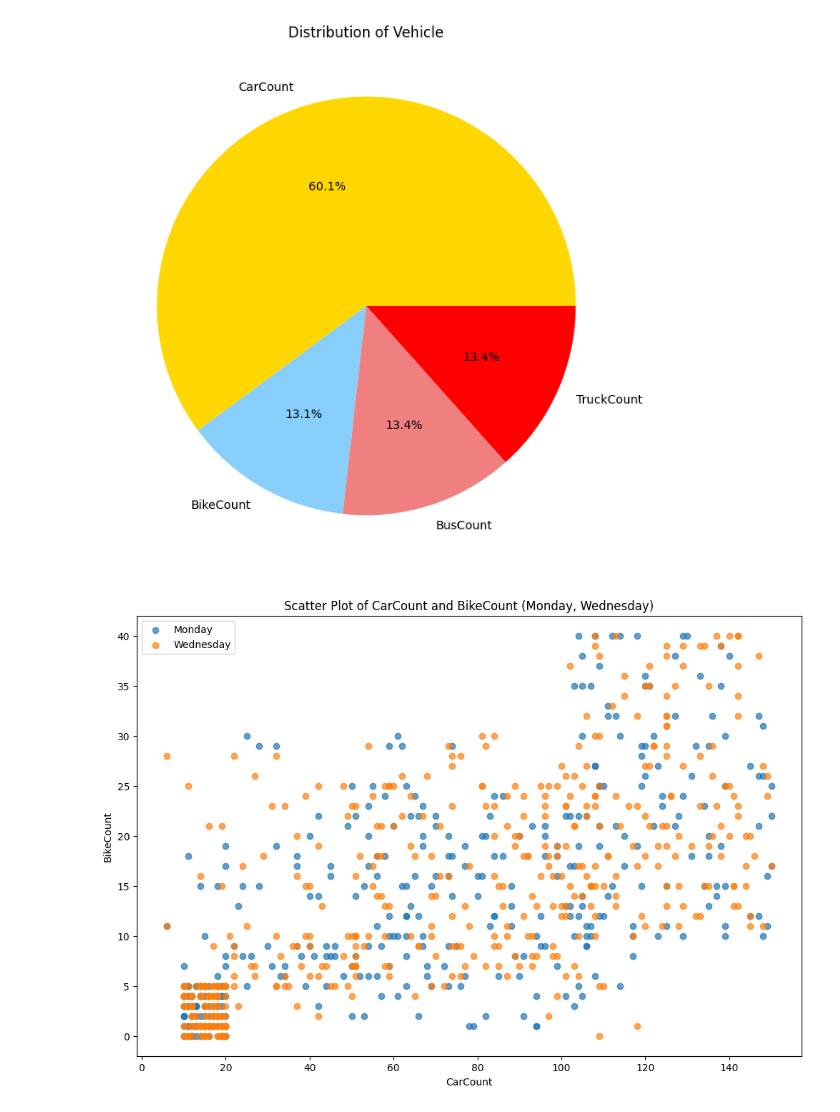
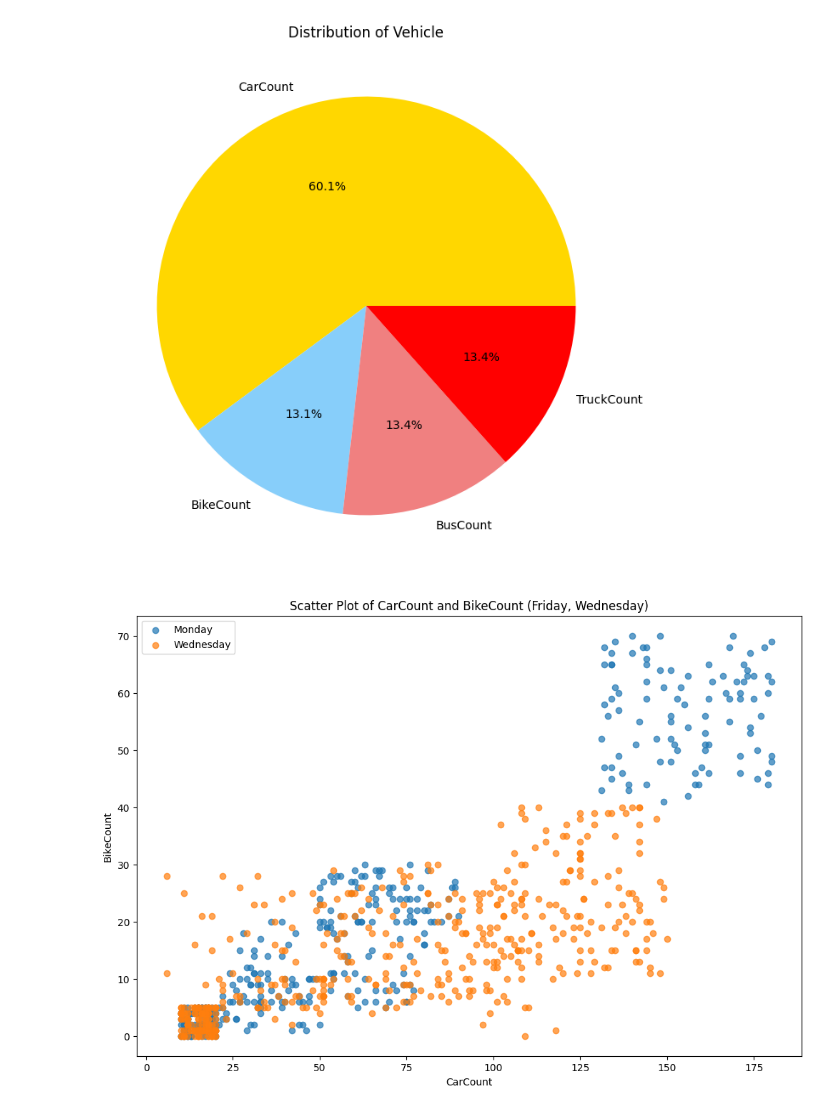
Before and after one commit to Prakash-Kushwaha/DAV-Project, a Jupyter notebook: main.ipynb, the cells around one changed output. Drawn from its saved outputs; the diff is of its cells as text; code cells hidden in the pictures.

```diff
--- a/main.ipynb
+++ b/main.ipynb
@@ -20,7 +16,4 @@ import pandas as pd
 import matplotlib.pyplot as plt
 # %%
 # reading csv file, creating a dataframe named `df`
-df = pd.read_csv('/content/DAV-Project/dataset/Traffic.csv')
-
-# About data
-df.head()
+df = pd.read_csv('./dataset/Traffic.csv')
@@ -179,18 +219,19 @@ plt.show()
 # %% [output]
 [figure]
 # %%
+# Scatter Plot of CarCount and BikeCount, at peak & low days (Friday & Wednesday)
 Day_of_Week=["CarCount","BusCount","TruckCount"]
 plt.figure(figsize=(12, 8))
-plt.scatter(df[df['Day of the week'] == 'Monday']['CarCount'],
-             df[df['Day of the week'] == 'Monday']['BikeCount'],
+plt.scatter(df[df['Day of the week'] == 'Friday']['CarCount'],
+             df[df['Day of the week'] == 'Friday']['BikeCount'],
             label='Monday', alpha=0.7)
 plt.scatter(df[df['Day of the week'] == 'Wednesday']['CarCount'],
            df[df['Day of the week'] == 'Wednesday']['BikeCount'],
             label='Wednesday', alpha=0.7)
-plt.title('Scatter Plot of CarCount and BikeCount (Monday, Wednesday)')
+plt.title('Scatter Plot of CarCount and BikeCount (Friday, Wednesday)')
 plt.xlabel('CarCount')
 plt.ylabel('BikeCount')
 plt.legend()
 plt.show()
 # %% [output]
-[figure, old version]
+[figure, new version]
```
Also changed, not shown: parts of 28 cells of this notebook.
